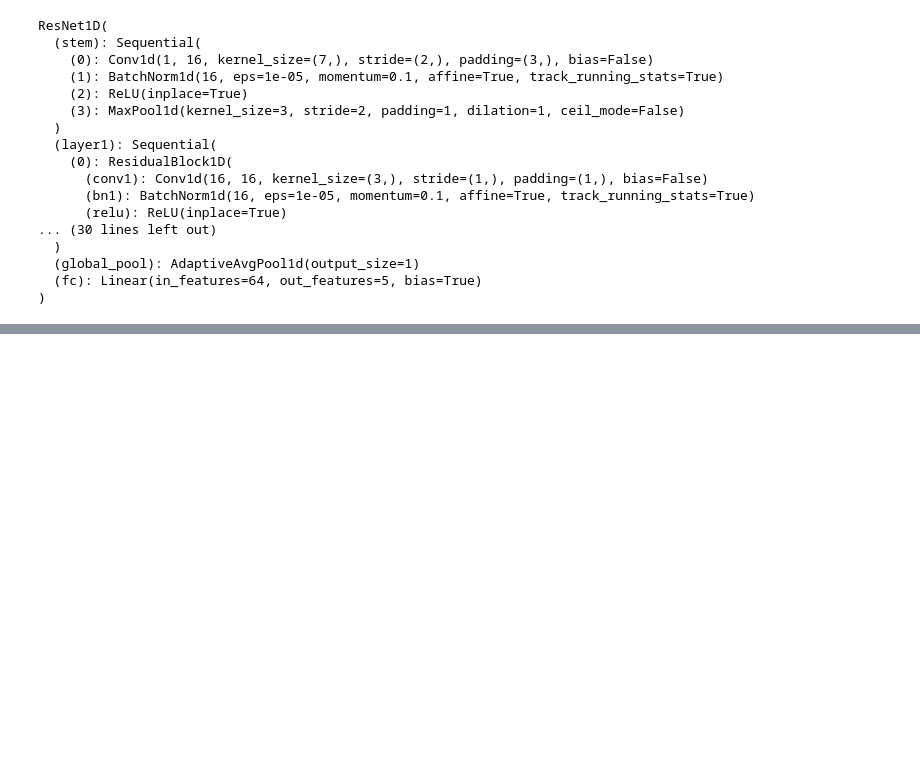
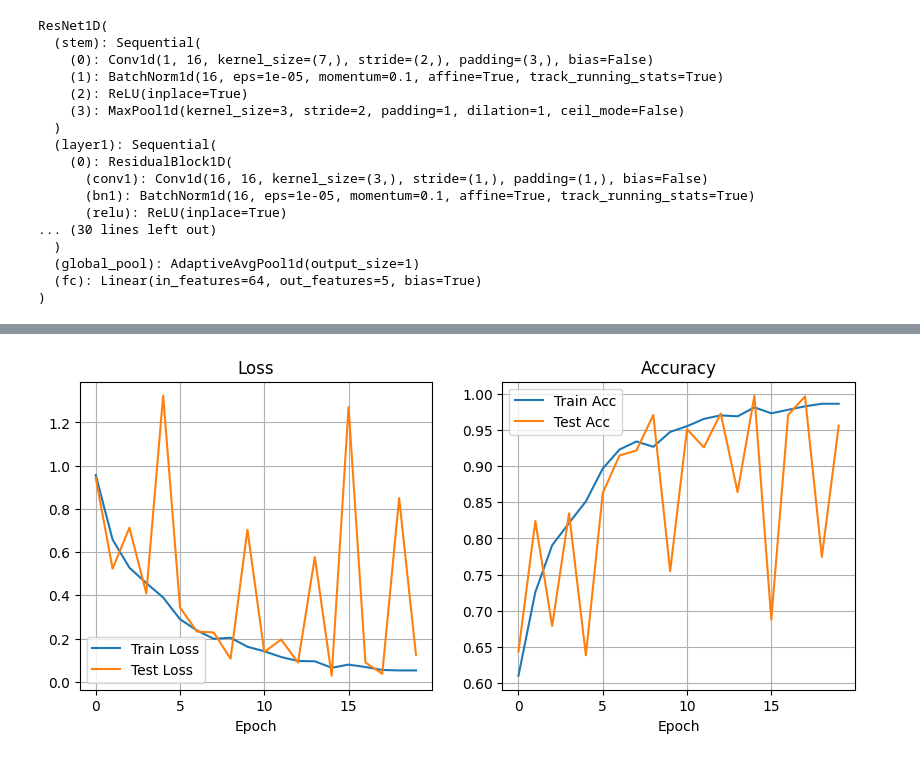
Before and after one commit to duydl/iot-ml, a Jupyter notebook: resnet/resnet_identify_env.ipynb, the cells around one changed output, grey strips where cells are left out. Saved outputs shown, nothing was run; the diff lists cells and outputs as text; code cells hidden in the pictures; blank space fills up the shorter version.

Commit message:
plots

```diff
--- a/resnet/resnet_identify_env.ipynb
+++ b/resnet/resnet_identify_env.ipynb
@@ -414,21 +441,34 @@ num_epochs = 20
 
 
 def train_and_evaluate(model, train_loader, test_loader, criterion, optimizer, device, num_epochs):
-      best_test_loss = float("inf")
-      best_state = None
+      # best_test_loss = float("inf")
+      # best_state = None
+
+      train_losses = []
+      test_losses = []
+      train_accs = []
+      test_accs = []
+
       for epoch in range(num_epochs):
             train_loss, train_acc = train_one_epoch(model, train_loader, criterion, optimizer, device)
             test_loss, test_acc = evaluate(model, test_loader, criterion, device)
+
+            train_losses.append(train_loss)
+            test_losses.append(test_loss)
+            train_accs.append(train_acc)
+            test_accs.append(test_acc)
 
             print(f"Epoch [{epoch+1}/{num_epochs}] "
                   f"Train Loss: {train_loss:.4f}, Train Acc: {train_acc:.4f} | "
                   f"Test Loss: {test_loss:.4f}, Test Acc: {test_acc:.4f}")
 
-      # save best model
-      if test_loss < best_test_loss:
-          best_test_loss = test_loss
-          best_state = model.state_dict()
-      model.load_state_dict(best_state)
+      draw_plot(train_losses, test_losses, train_accs, test_accs)
+
+      # # save best model
+      # if test_loss < best_test_loss:
+      #     best_test_loss = test_loss
+      #     best_state = model.state_dict()
+      # model.load_state_dict(best_state)
 
 # ===========================
 # version 1: random split
@@ -457,3 +497,4 @@ Epoch [20/20] Train Loss: 0.0420, Train Acc: 0.9881 | Test Loss: 0.0154, Test Ac
+[figure, added]
 # %%
 # =========================
 # Step 6: prediction example
```
Also changed, not shown: parts of 8 cells of this notebook, 1 other file.
